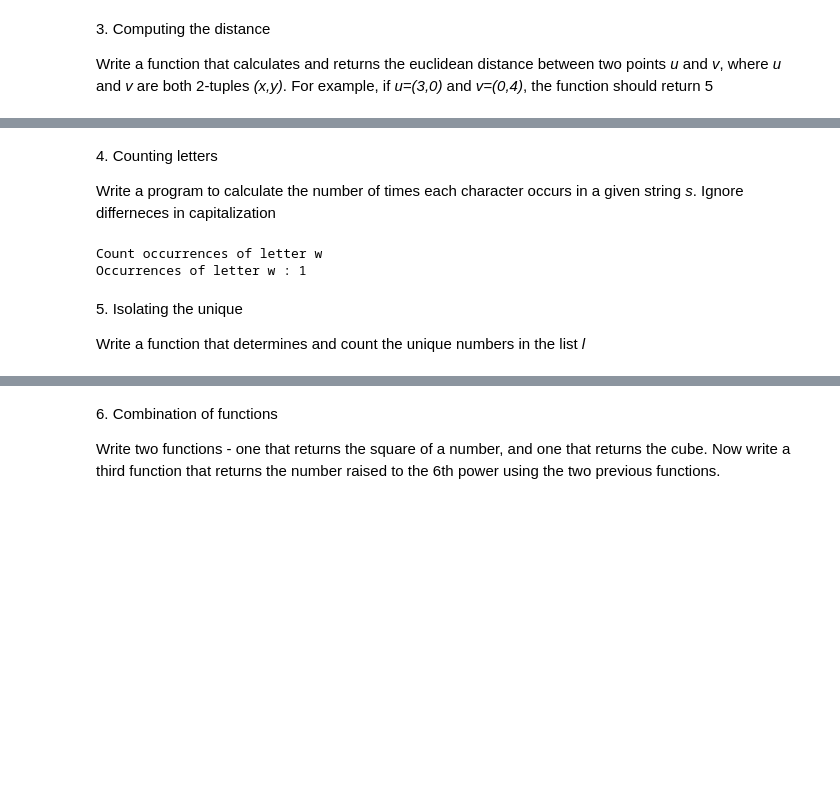
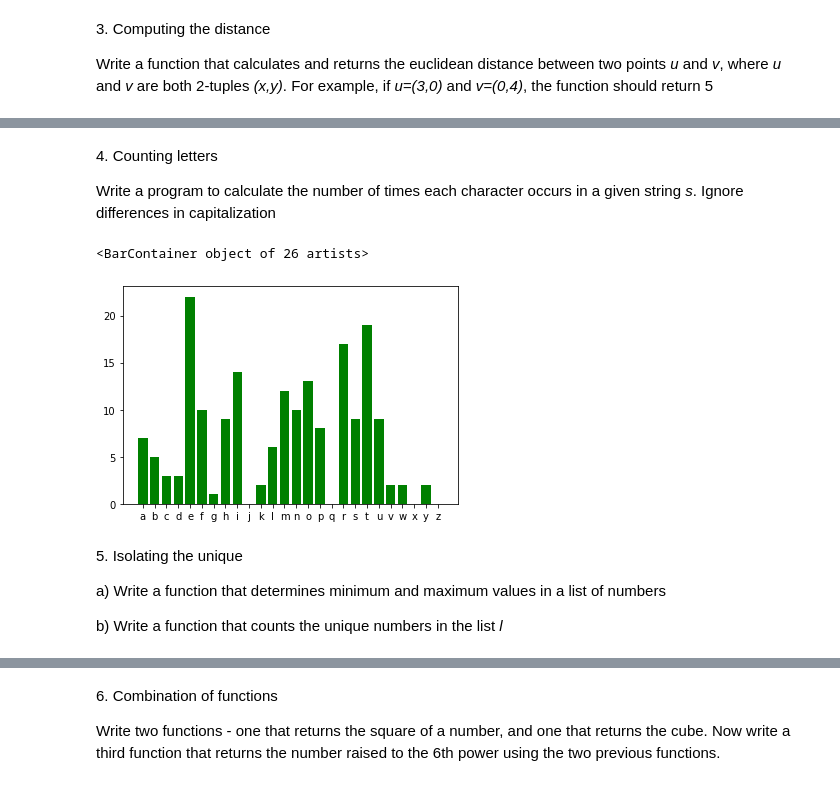
Before and after one commit to LeonMengoni/LaboratoryOfComputationalPhysics_Y5, a Jupyter notebook: 00ex_introduction.ipynb, the cells around one changed output, grey strips where cells are left out. Cells and saved outputs as stored; diff of their text form; code cells hidden in the pictures; blank space fills up the shorter version.

```diff
--- a/00ex_introduction.ipynb
+++ b/00ex_introduction.ipynb
@@ -95,23 +130,67 @@ distance(u,v)
 # %% [markdown]
 4\. Counting letters
 
-Write a program to calculate the number of times each character occurs in a given string *s*. Ignore differneces in capitalization
+Write a program to calculate the number of times each character occurs in a given string *s*. Ignore differences in capitalization
-# %%
-s="Write"# a program that prints the numbers from 1 to 100"#. \
-#But for multiples of three print Mickey instead of the number and for the multiples of five print Mouse. \
-#For numbers which are multiples of both three and five print MickeyMouse"
-
-s1 = s.lower()
-
-c = input("Count occurrences of letter ")
-print("Occurrences of letter", c, ":", s1.count(c))
-# %% [output]
-Count occurrences of letter w
-Occurrences of letter w : 1
+# %%
+from string import ascii_lowercase
+import matplotlib.pyplot as plt
+
+# 1) Initialize empty dictionary: two ways
+
+d = {}
+d1 = dict()
+
+
+# 2) Fill empty dictionary with only keys from a list: four ways
+
+for i in ascii_lowercase:
+    d[i] = None
+
+d1 = {key: None for key in ascii_lowercase} #dictionary comprehension
+
+d2 = dict(zip(ascii_lowercase, [None]*len(ascii_lowercase))) #zip function
+
+d3 = dict.fromkeys(ascii_lowercase) #dict.fromkeys(KeyList, value=None (default))
+
+
+# 3) Initialize dictionary with keys and values:
+
+d = dict(a=4,b=5,c=2,z="weather") #passing parameters
+
+d1 = {"a":4,"b":5,"c":2,"z":"weather"} #with literals
+
+d2 = dict(zip(ascii_lowercase,range(26))) #two lists: keys and key values, length is length of key values
+
+l = [i for i in range(26)]
+d3 = {i:a for a in ascii_lowercase for i in l} #the key values are always the last value in l: l[-1]
+
+
+# 4) Create dictionary with letters and occurrences in a given string
+
+def classifier(s):
+    d = dict(zip(ascii_lowercase, [None]*len(ascii_lowercase)))
+    for i in ascii_lowercase:
+        d[i] = s.count(i)
+    return(d)
+
+s="Write a program that prints the numbers from 1 to 100. But for multiples of three print Mickey instead of the number and for the multiples of five print Mouse. For numbers which are multiples of both three and five print MickeyMouse"
+s = s.lower()
+#print(len(s))
+#print(sum(classifier(s).values()))
+d = classifier(s)
+
+
+# 5) Plot occurrences
+plt.bar(d.keys(), d.values(), color='g')
+# %% [output]
+<BarContainer object of 26 artists>
+[figure, added]
 # %% [markdown]
 5\. Isolating the unique
 
-Write a function that determines and count the unique numbers in the list *l*
+a) Write a function that determines minimum and maximum values in a list of numbers
+
+b) Write a function that counts the unique numbers in the list *l*
 # %%
 l = [36, 45, 36, 58, 3, 74, 96, 64, 45, 31, 10, 24, 19, 33, 86, 99, 18, 63, 70, 85,
  85, 63, 47, 56, 42, 70, 84, 88, 55, 20, 54, 8, 56, 51, 79, 81, 57, 37, 91,
```
Also changed, not shown: parts of 9 cells of this notebook, 3 other files.
